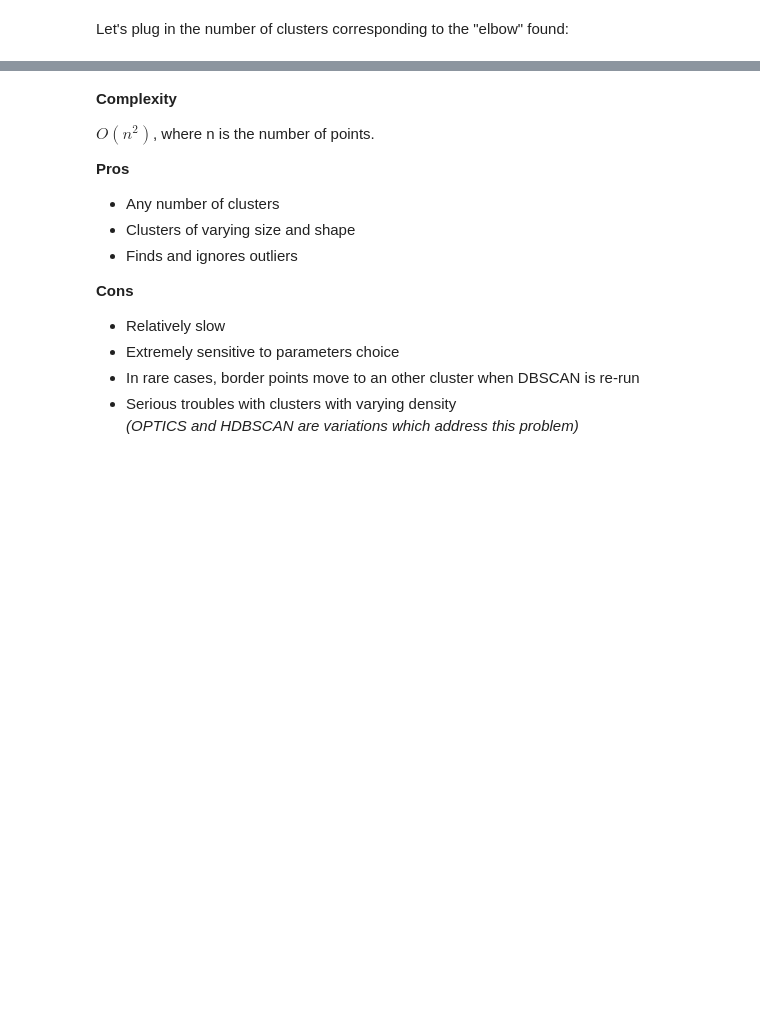
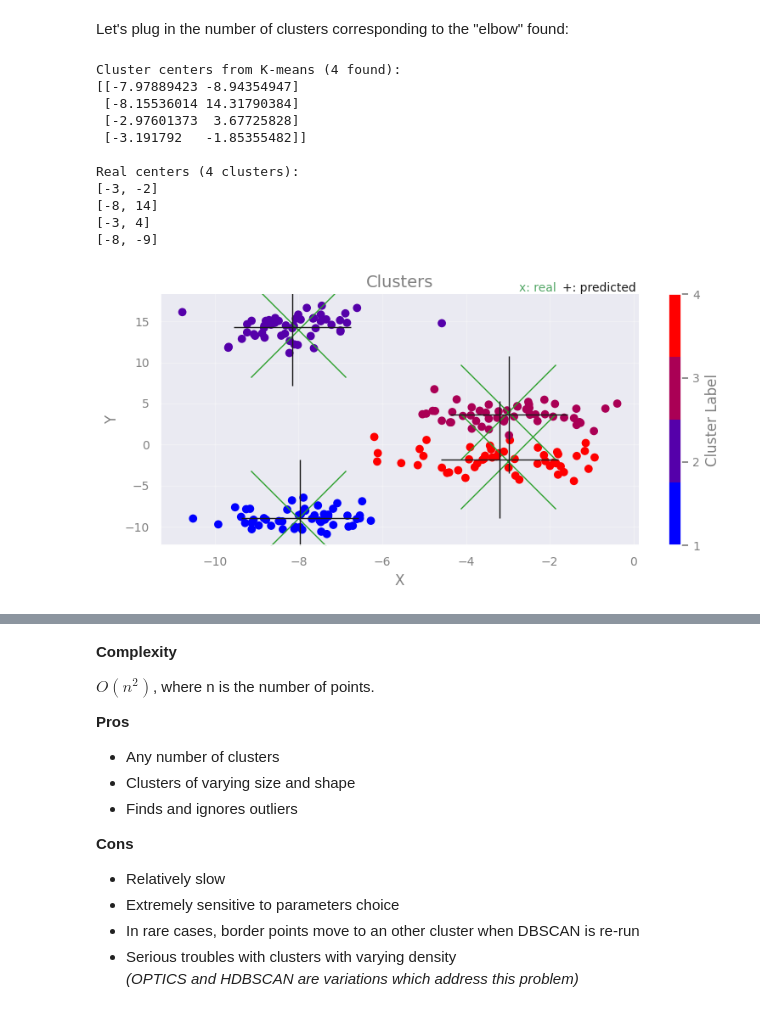
Before and after one commit to AstroStat-Academy/astrostat-school-8, a Jupyter notebook: Machine_Learning/Intro_and_Clustering.ipynb, the cells around one changed output, grey strips where cells are left out. Cells and saved outputs as stored; diff of their text form; code cells hidden in the pictures; blank space fills up the shorter version.

```diff
--- a/Machine_Learning/Intro_and_Clustering.ipynb
+++ b/Machine_Learning/Intro_and_Clustering.ipynb
@@ -446,7 +571,7 @@ from sklearn.cluster import KMeans
 
 
 # number of clusters - from "elbow" plot
-Clusters_kmeans = 6
+Clusters_kmeans = 4
 
 # preparing the model with this number of clusters
 kmeans_model = KMeans(n_clusters=Clusters_kmeans)
@@ -455,35 +580,54 @@ kmeans_model.fit( X )
 
 # returning the cluster identified
 print(f"Cluster centers from K-means ({len(kmeans_model.cluster_centers_)} found):")
 print(kmeans_model.cluster_centers_)
 
 # comparing with the real ones
 print()
 print(f"Real centers ({len(Xc)} clusters):")
 for c in Xc:
     print(c)
     plt.plot(c[0],c[1], 'x', c='tab:green', ms=80)
 
 # coordinates of the clusters for plotting
 cc_x = kmeans_model.cluster_centers_[:,0]
 cc_y = kmeans_model.cluster_centers_[:,1]
 
 # plotting the centers
 plt.plot(cc_x, cc_y, 'k+', ms=100)
 
 # plotting the datapoints color-coded according
 # to the cluster they have been assigned to
 new_map = matplotlib.cm.gray.from_list('clustering', ('blue', 'red'), N=Clusters_kmeans)
 scat2 = plt.scatter( X[:,0], X[:,1], c=kmeans_model.labels_, edgecolors='face', cmap=new_map)
 cb = plt.colorbar(scat2, ticks=range(0,Clusters_kmeans+1,1))   # number of clusters
 cb.set_ticklabels(range(1,Clusters_kmeans+2,1))
 cb.set_label('Cluster Label')
 
-plt.text(-1,7,"real",  color='g')
-plt.text(-1,6,"predicted",  color='k')
+plt.text(0.75, 1.05, "x: real", color='g',
+         transform=plt.gca().transAxes,
+         verticalalignment='top')
+
+plt.text(0.84, 1.05, "+: predicted", color='k',
+         transform=plt.gca().transAxes,
+         verticalalignment='top')
+
 add_plot_info()
 
 plt.show()
+# %% [output]
+Cluster centers from K-means (4 found):
+[[-7.97889423 -8.94354947]
+ [-8.15536014 14.31790384]
+ [-2.97601373  3.67725828]
+ [-3.191792   -1.85355482]]
+
+Real centers (4 clusters):
+[-3, -2]
+[-8, 14]
+[-3, 4]
+[-8, -9]
+[figure, added]
 # %% [markdown]
 ### Other metrics to automate the cluster number
 
```
Also changed, not shown: parts of 46 cells of this notebook.
